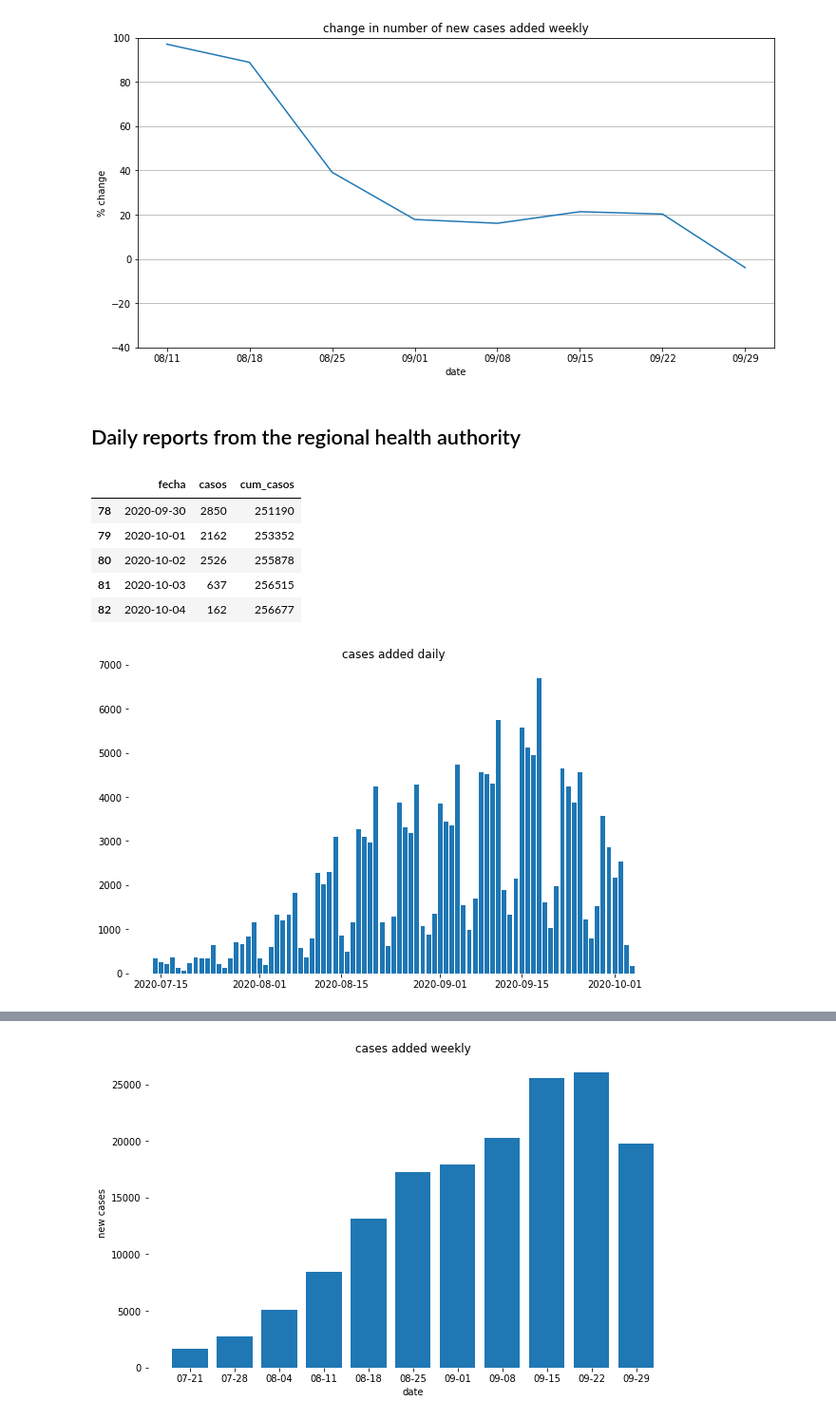
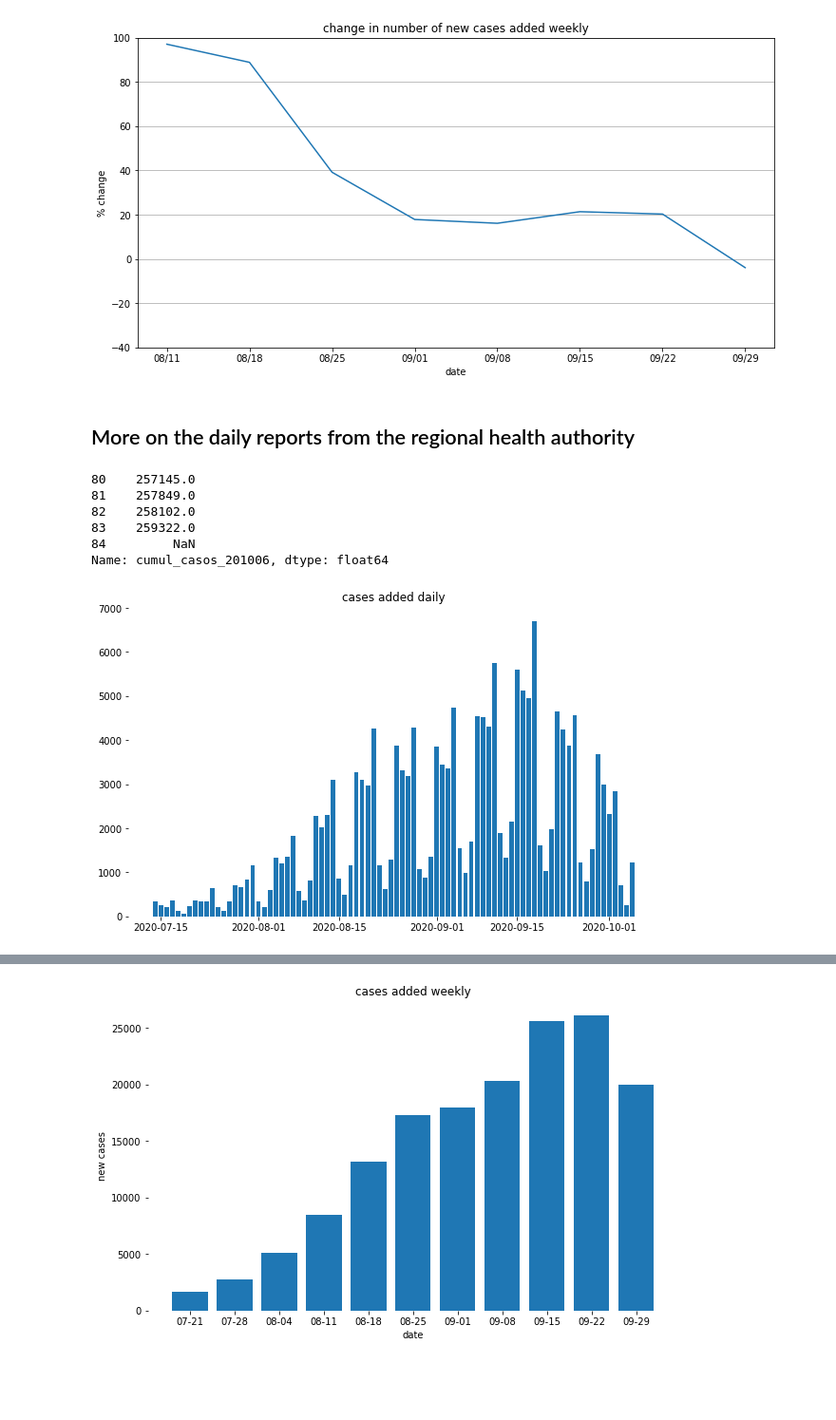
Before and after one commit to AlisonDavey/fastpages, a Jupyter notebook: _notebooks/2020-10-06-disinformation.ipynb, the cells around one changed output, grey strips where cells are left out. Shown: that part at 95% size. Drawn from its saved outputs; the diff is of its cells as text; code cells hidden in the pictures; blank space fills up the shorter version.

```diff
--- a/_notebooks/2020-10-06-disinformation.ipynb
+++ b/_notebooks/2020-10-06-disinformation.ipynb
@@ -196,26 +198,27 @@ plt.title('change in number of new cases added weekly');
 # %% [output]
 [figure]
 # %% [markdown]
-## Daily reports from the regional health authority
+## More on the daily reports from the regional health authority
 # %%
-daily_df=pd.read_excel('20201005_CAM_casos_diarios.xlsx', header=1, skipfooter=20).rename(columns={'Unnamed: 0':'fecha'})
-daily_df.tail()
+daily_df=pd.read_excel('./fastpages/CAM_casos_diarios.xlsx', skipfooter=18).rename(columns={'Unnamed: 0':'fecha'})
+daily_df.cumul_casos_201006.tail()
+# Excel created by hand from the daily pdf reports
 # %% [output]
-|  | fecha | casos | cum_casos |
-| 78 | 2020-09-30 | 2850 | 251190 |
-| 79 | 2020-10-01 | 2162 | 253352 |
-| 80 | 2020-10-02 | 2526 | 255878 |
-| 81 | 2020-10-03 | 637 | 256515 |
-| 82 | 2020-10-04 | 162 | 256677 |
+80    257145.0
+81    257849.0
+82    258102.0
+83    259322.0
+84         NaN
+Name: cumul_casos_201006, dtype: float64
 # %%
 fig, ax = plt.subplots(1,1,figsize=(10,6))
-plt.bar(daily_df.fecha,daily_df.casos)
+plt.bar(daily_df.fecha[:-1],daily_df.casos_201006[:-1])
 # get rid of the frame
 for spine in plt.gca().spines.values():
     spine.set_visible(False)
 plt.title('cases added daily');
 # %% [output]
-[figure, old version]
+[figure, new version]
 # %%
 daily_df.fecha=daily_df.fecha.apply(lambda x: str(x)[5:10])
 weekly_df=daily_df.iloc[::7]
```
Also changed, not shown: parts of 11 cells of this notebook.
